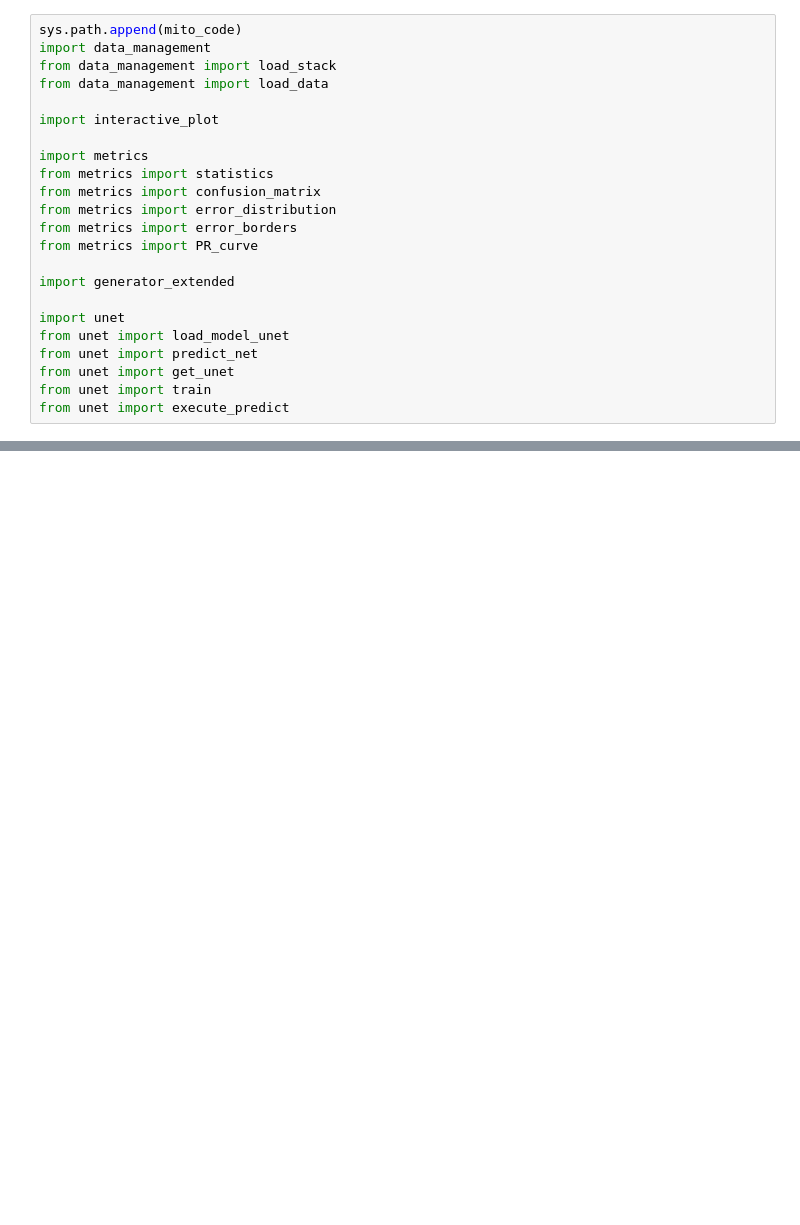
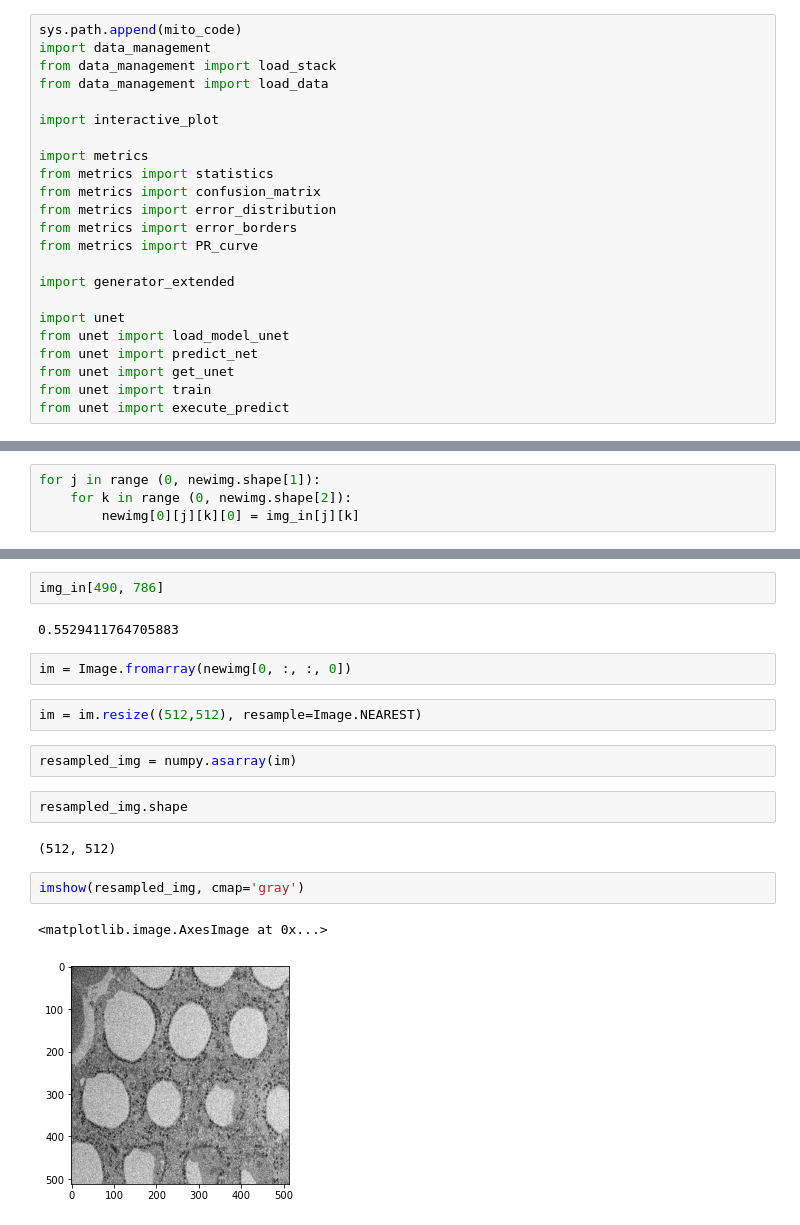
Before and after one commit to jainkhere/neuro, a Jupyter notebook: _EXPERIMENTS/Unet.ipynb, the cells around one changed output, grey strips where cells are left out. Cells and saved outputs as stored; diff of their text form; blank space fills up the shorter version.

```diff
--- a/_EXPERIMENTS/Unet.ipynb
+++ b/_EXPERIMENTS/Unet.ipynb
@@ -41,0 +94,4 @@ InternalError: CUDA runtime implicit initialization on GPU:0 failed. Status: out
+# %%
+for j in range (0, newimg.shape[1]):
+    for k in range (0, newimg.shape[2]):
+        newimg[0][j][k][0] = img_in[j][k]
@@ -41,0 +102,19 @@ InternalError: CUDA runtime implicit initialization on GPU:0 failed. Status: out
+# %%
+img_in[490, 786]
+# %% [output]
+0.5529411764705883
+# %%
+im = Image.fromarray(newimg[0, :, :, 0])
+# %%
+im = im.resize((512,512), resample=Image.NEAREST)
+# %%
+resampled_img = numpy.asarray(im)
+# %%
+resampled_img.shape
+# %% [output]
+(512, 512)
+# %%
+imshow(resampled_img, cmap='gray')
+# %% [output]
+<matplotlib.image.AxesImage at 0x...>
+[figure, added]
```
Also changed, not shown: parts of 29 cells of this notebook.
